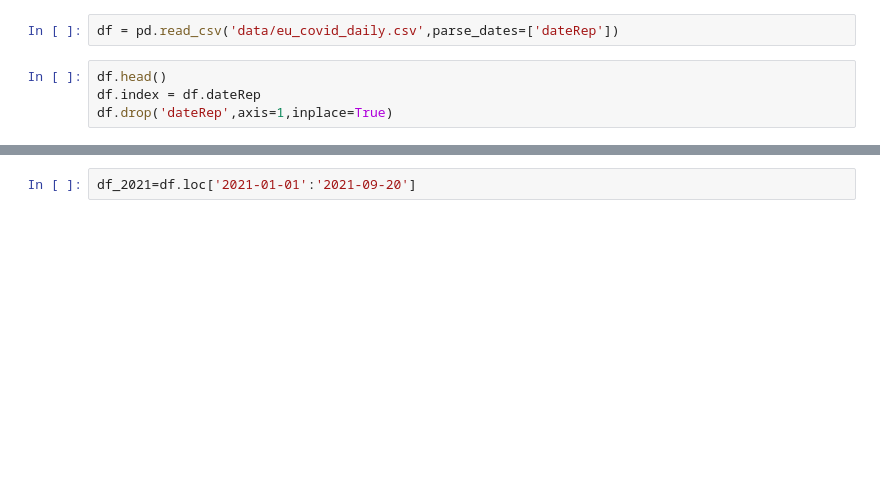
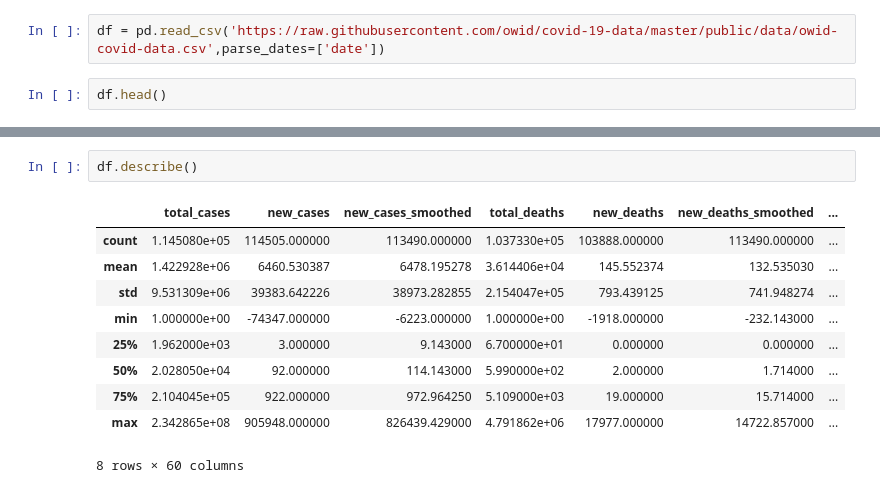
Before and after one commit to manojmanivannan/DataScience, a Jupyter notebook: CovidDaily/EU covid analysis.ipynb, the cells around one changed output, grey strips where cells are left out. Drawn from its saved outputs; the diff is of its cells as text; blank space fills up the shorter version.

Commit message:
Add covidAnalysis

```diff
--- a/CovidDaily/EU covid analysis.ipynb
+++ b/CovidDaily/EU covid analysis.ipynb
@@ -10,6 +12,4 @@ plt.rcParams['figure.figsize'] = [18, 11]
 # %%
-df = pd.read_csv('data/eu_covid_daily.csv',parse_dates=['dateRep'])
+df = pd.read_csv('https://raw.githubusercontent.com/owid/covid-19-data/master/public/data/owid-covid-data.csv',parse_dates=['date'])
 # %%
 df.head()
-df.index = df.dateRep
-df.drop('dateRep',axis=1,inplace=True)
@@ -16,3 +24,14 @@ df.drop('dateRep',axis=1,inplace=True)
 # %%
-df_2021=df.loc['2021-01-01':'2021-09-20']
+df.describe()
+# %% [output]
+|  | total_cases | new_cases | new_cases_smoothed | total_deaths | new_deaths | new_deaths_smoothed | ... |
+| count | 1.145080e+05 | 114505.000000 | 113490.000000 | 1.037330e+05 | 103888.000000 | 113490.000000 | ... |
+| mean | 1.422928e+06 | 6460.530387 | 6478.195278 | 3.614406e+04 | 145.552374 | 132.535030 | ... |
+| std | 9.531309e+06 | 39383.642226 | 38973.282855 | 2.154047e+05 | 793.439125 | 741.948274 | ... |
+| min | 1.000000e+00 | -74347.000000 | -6223.000000 | 1.000000e+00 | -1918.000000 | -232.143000 | ... |
+| 25% | 1.962000e+03 | 3.000000 | 9.143000 | 6.700000e+01 | 0.000000 | 0.000000 | ... |
+| 50% | 2.028050e+04 | 92.000000 | 114.143000 | 5.990000e+02 | 2.000000 | 1.714000 | ... |
+| 75% | 2.104045e+05 | 922.000000 | 972.964250 | 5.109000e+03 | 19.000000 | 15.714000 | ... |
+| max | 2.342865e+08 | 905948.000000 | 826439.429000 | 4.791862e+06 | 17977.000000 | 14722.857000 | ... |
+8 rows × 60 columns
 # %%
```
Also changed, not shown: parts of 11 cells of this notebook, 4 other files.
